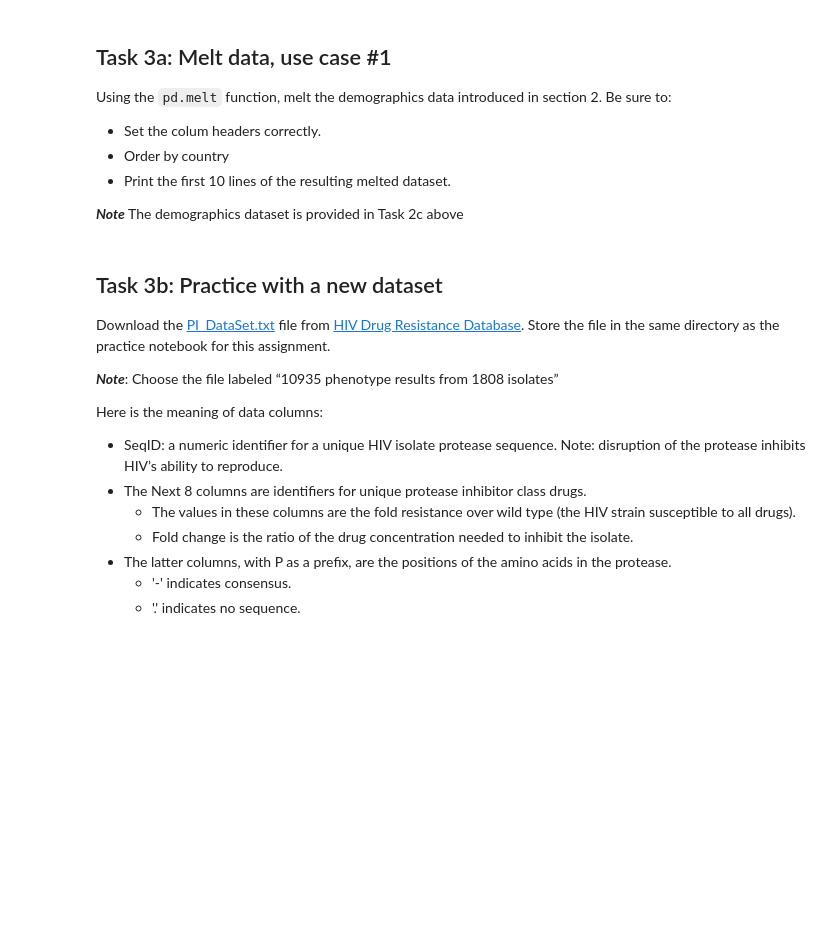
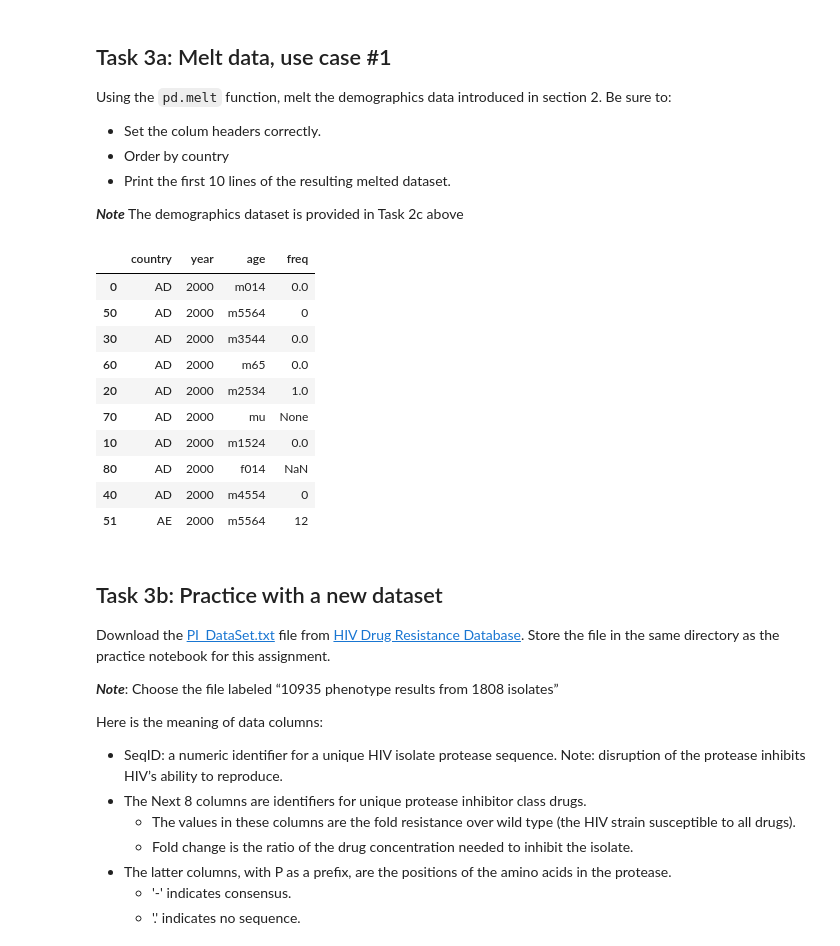
Before and after one commit to saioruganti/Data-Analytics-With-Python, a Jupyter notebook: L05-Tidy_Data-Practice.ipynb, the cells around one changed output. Saved outputs shown, nothing was run; the diff lists cells and outputs as text; code cells hidden in the pictures; blank space fills up the shorter version.

```diff
--- a/L05-Tidy_Data-Practice.ipynb
+++ b/L05-Tidy_Data-Practice.ipynb
@@ -98,6 +154,24 @@ Using the `pd.melt` function, melt the demographics data introduced in section 2
 - Print the first 10 lines of the resulting melted dataset.
 
 ***Note*** The demographics dataset is provided in Task 2c above
+# %%
+tidy_demographics = pd.melt(demographics, id_vars=['country','year'],
+                            value_vars= ['m014', 'm1524', 'm2534', 'm3544', 'm4554', 'm5564',
+           'm65', 'mu', 'f014'],var_name= 'age' ,value_name='freq')
+tidy_demographics = tidy_demographics.sort_values(by=['country'])
+tidy_demographics.head(10)
+# %% [output]
+|  | country | year | age | freq |
+| 0 | AD | 2000 | m014 | 0.0 |
+| 50 | AD | 2000 | m5564 | 0 |
+| 30 | AD | 2000 | m3544 | 0.0 |
+| 60 | AD | 2000 | m65 | 0.0 |
+| 20 | AD | 2000 | m2534 | 1.0 |
+| 70 | AD | 2000 | mu | None |
+| 10 | AD | 2000 | m1524 | 0.0 |
+| 80 | AD | 2000 | f014 | NaN |
+| 40 | AD | 2000 | m4554 | 0 |
+| 51 | AE | 2000 | m5564 | 12 |
 # %% [markdown]
 ## Task 3b: Practice with a new dataset
 
```
Also changed, not shown: parts of 22 cells of this notebook, 2 other files.
